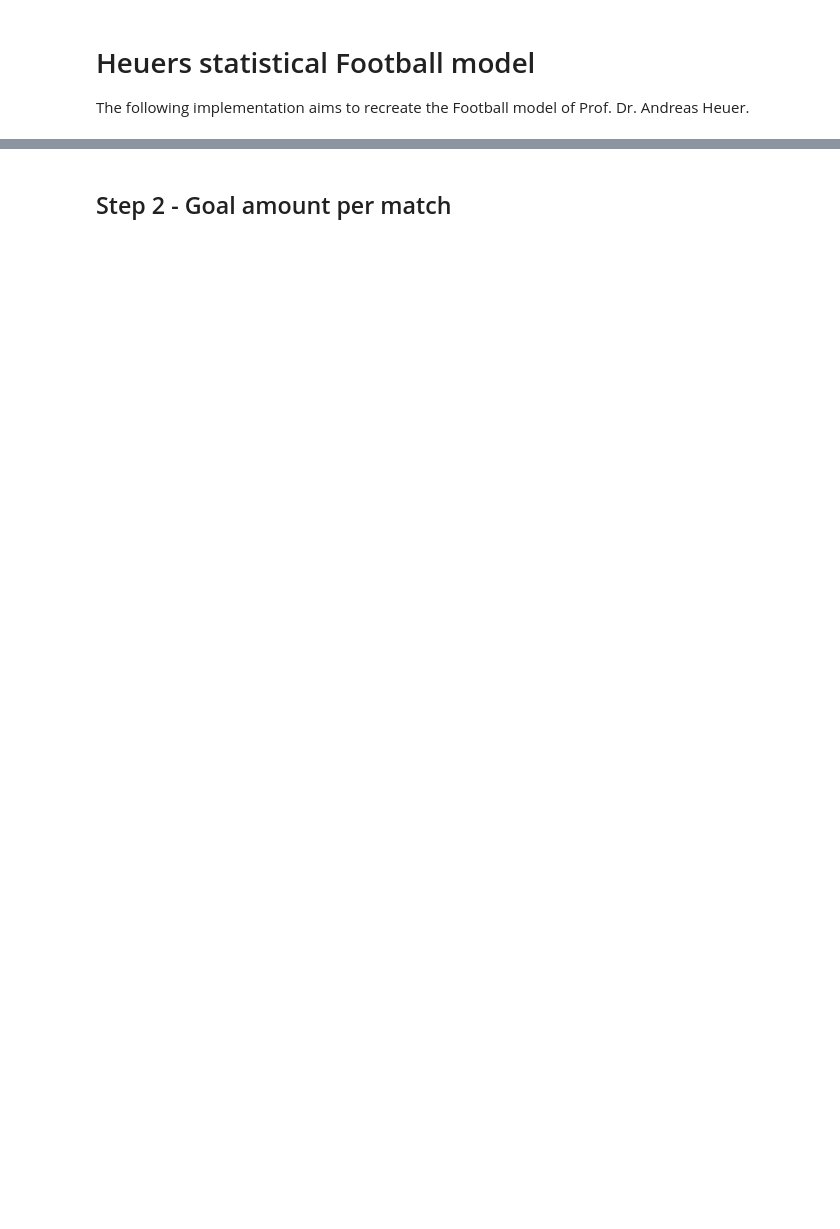
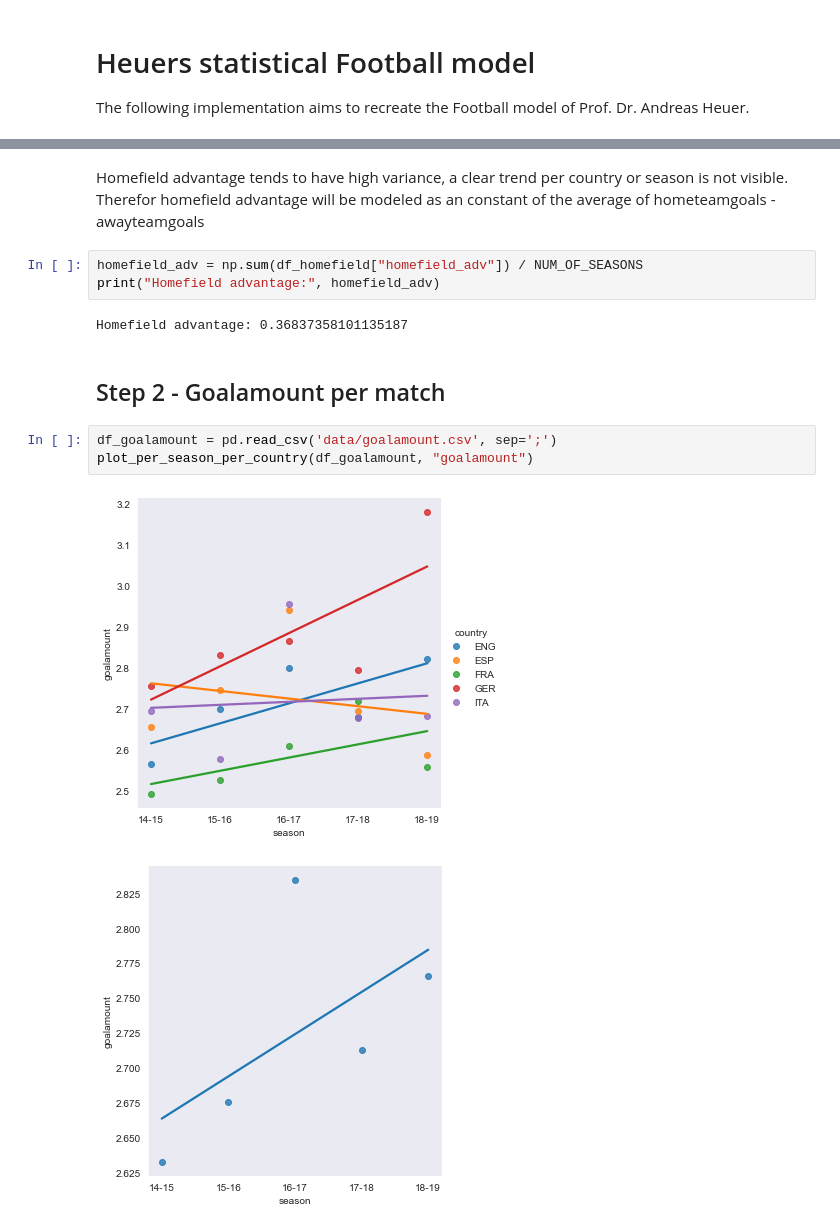
Before and after one commit to LUKEx76/football_prediction, a Jupyter notebook: heuer_model/heuer.ipynb, the cells around one changed output, grey strips where cells are left out. Saved outputs shown, nothing was run; the diff lists cells and outputs as text; blank space fills up the shorter version.

```diff
--- a/heuer_model/heuer.ipynb
+++ b/heuer_model/heuer.ipynb
@@ -20,2 +41,16 @@ sns.lmplot(x="season", y="avg_homefield_advantage", data=hf_df, ci=None)
+# %% [markdown]
+Homefield advantage tends to have high variance, a clear trend per country or season is not visible.
+Therefor homefield advantage will be modeled as an constant of the average of hometeamgoals - awayteamgoals
+# %%
+homefield_adv = np.sum(df_homefield["homefield_adv"]) / NUM_OF_SEASONS
+print("Homefield advantage:", homefield_adv)
+# %% [output]
+Homefield advantage: 0.36837358101135187
 # %% [markdown]
-## Step 2 - Goal amount per match
+## Step 2 - Goalamount per match
+# %%
+df_goalamount = pd.read_csv('data/goalamount.csv', sep=';')
+plot_per_season_per_country(df_goalamount, "goalamount")
+# %% [output]
+[figure, added]
+[figure, added]
```
Also changed, not shown: parts of 9 cells of this notebook, 9 other files.
